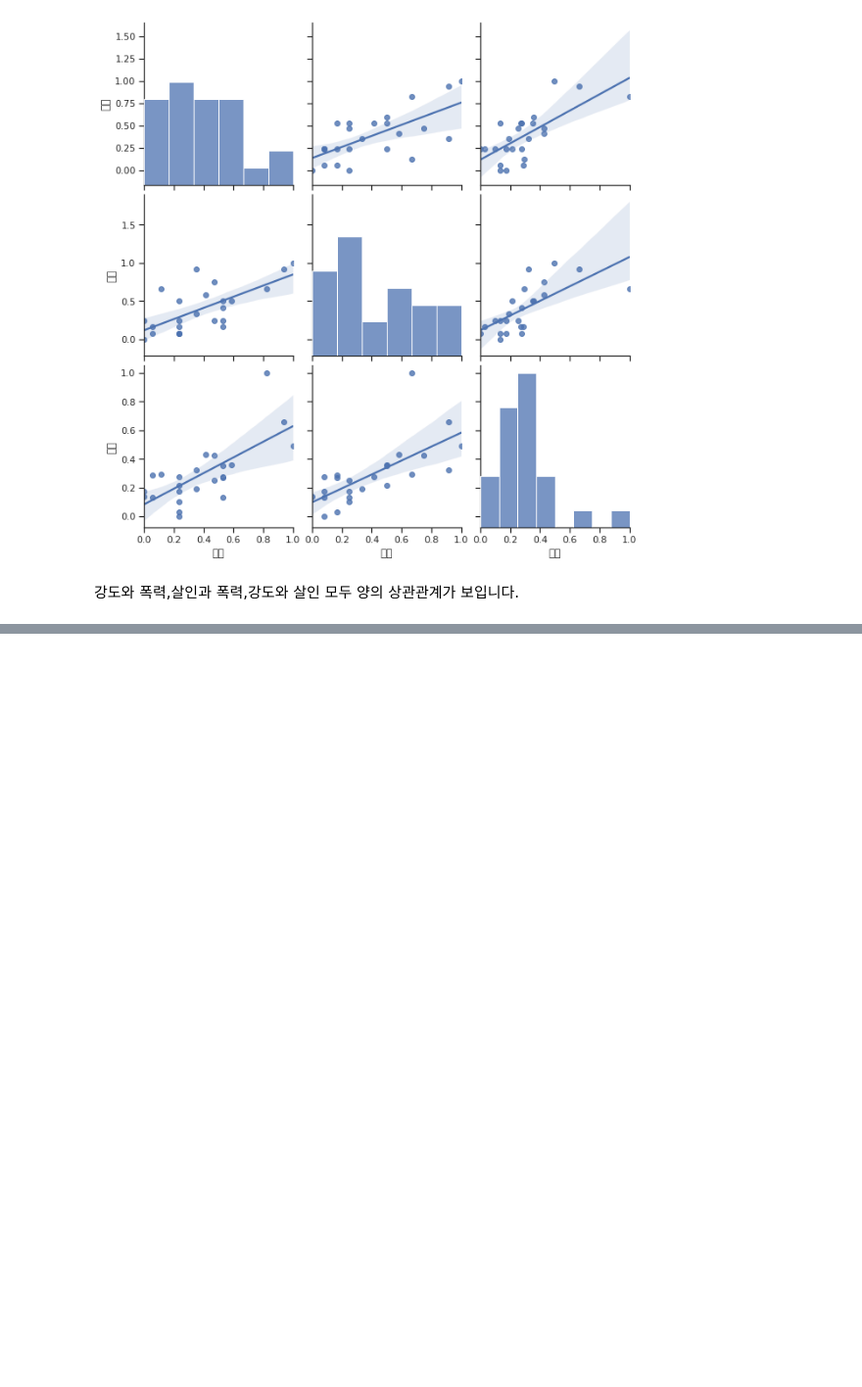
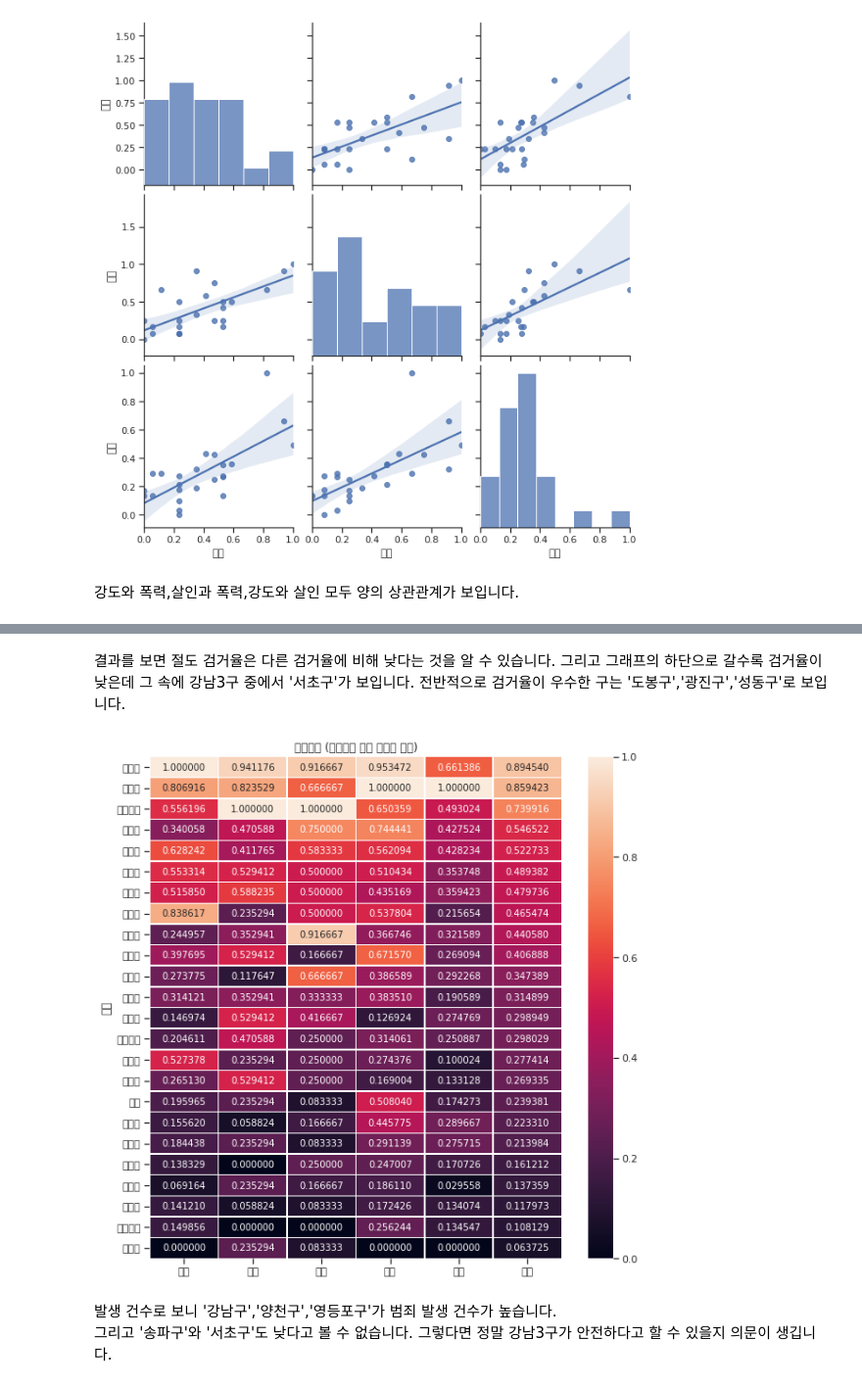
Before and after one commit to wntkdl94/DataScience_study, a Jupyter notebook: chapter2.ipynb, the cells around one changed output, grey strips where cells are left out. Shown at 98% size. Saved outputs shown, nothing was run; the diff lists cells and outputs as text; code cells hidden in the pictures; blank space fills up the shorter version.

```diff
--- a/chapter2.ipynb
+++ b/chapter2.ipynb
@@ -626,0 +664,16 @@ plt.show()
+# %% [markdown]
+결과를 보면 절도 검거율은 다른 검거율에 비해 낮다는 것을 알 수 있습니다. 그리고 그래프의 하단으로 갈수록 검거율이 낮은데 그 속에 강남3구 중에서 '서초구'가 보입니다. 전반적으로 검거율이 우수한 구는 '도봉구','광진구','성동구'로 보입니다.
+# %%
+target_col = ['강간', '강도', '살인', '절도', '폭력', '범죄']
+
+crime_anal_norm['범죄'] = crime_anal_norm['범죄'] / 5
+crime_anal_norm_sort = crime_anal_norm.sort_values(by='범죄', ascending=False)
+plt.figure(figsize = (10,10))
+sns.heatmap(crime_anal_norm_sort[target_col], annot=True, fmt='f', linewidths=.5)
+plt.title('범죄비율 (정규화된 발생 건수로 정렬)')
+plt.show()
+# %% [output]
+[figure, added]
+# %% [markdown]
+발생 건수로 보니 '강남구','양천구','영등포구'가 범죄 발생 건수가 높습니다.
+그리고 '송파구'와 '서초구'도 낮다고 볼 수 없습니다. 그렇다면 정말 강남3구가 안전하다고 할 수 있을지 의문이 생깁니다.
```
Also changed, not shown: parts of 56 cells of this notebook, 2 other files.
